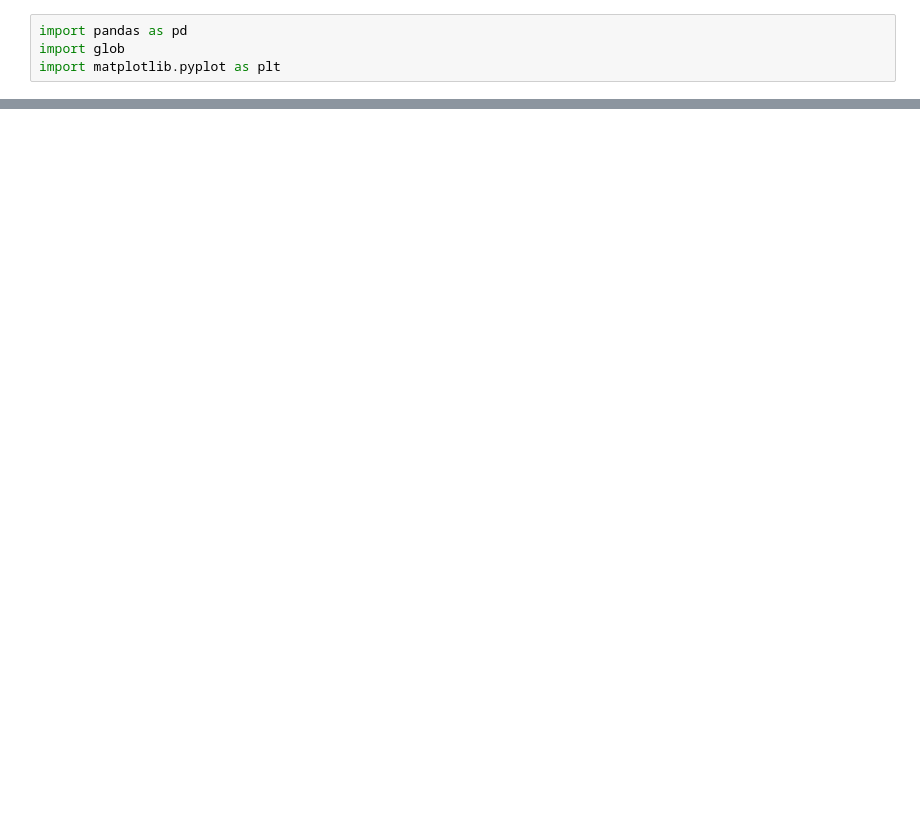
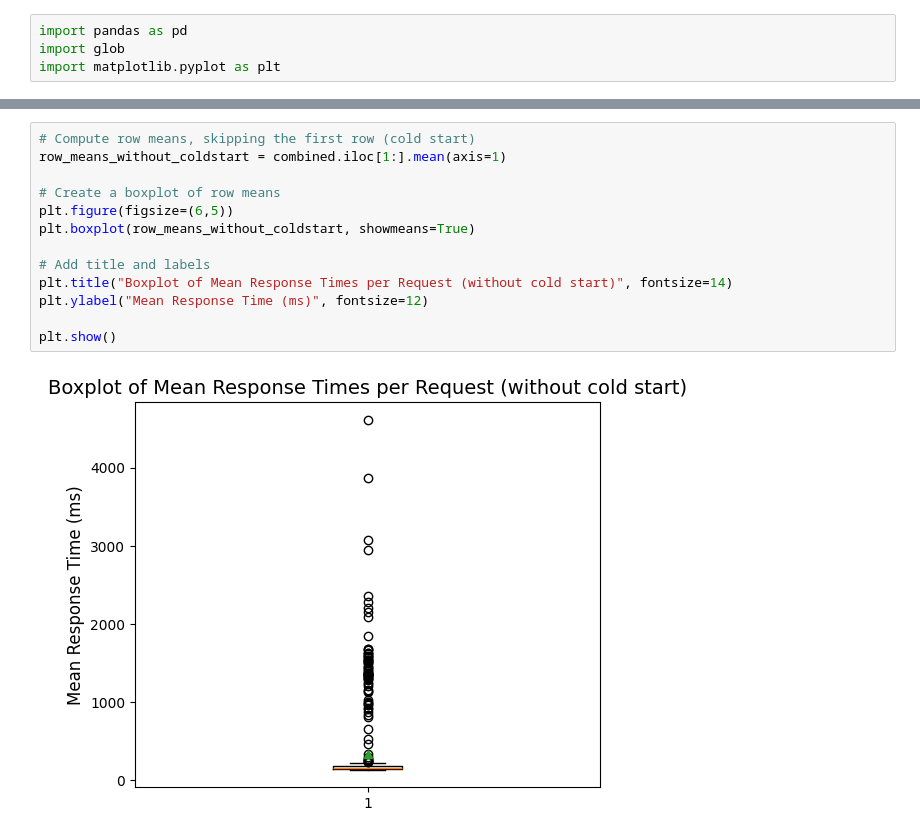
Before and after one commit to Mareise/thesis, a Jupyter notebook: evaluation_script/llm/visualization.ipynb, the cells around one changed output, grey strips where cells are left out. Drawn from its saved outputs; the diff is of its cells as text; blank space fills up the shorter version.

```diff
--- a/evaluation_script/llm/visualization.ipynb
+++ b/evaluation_script/llm/visualization.ipynb
@@ -56,0 +76,15 @@ plt.show()
+# %%
+# Compute row means, skipping the first row (cold start)
+row_means_without_coldstart = combined.iloc[1:].mean(axis=1)
+
+# Create a boxplot of row means
+plt.figure(figsize=(6,5))
+plt.boxplot(row_means_without_coldstart, showmeans=True)
+
+# Add title and labels
+plt.title("Boxplot of Mean Response Times per Request (without cold start)", fontsize=14)
+plt.ylabel("Mean Response Time (ms)", fontsize=12)
+
+plt.show()
+# %% [output]
+[figure, added]
```
Also changed, not shown: parts of 6 cells of this notebook, 44 other files.
